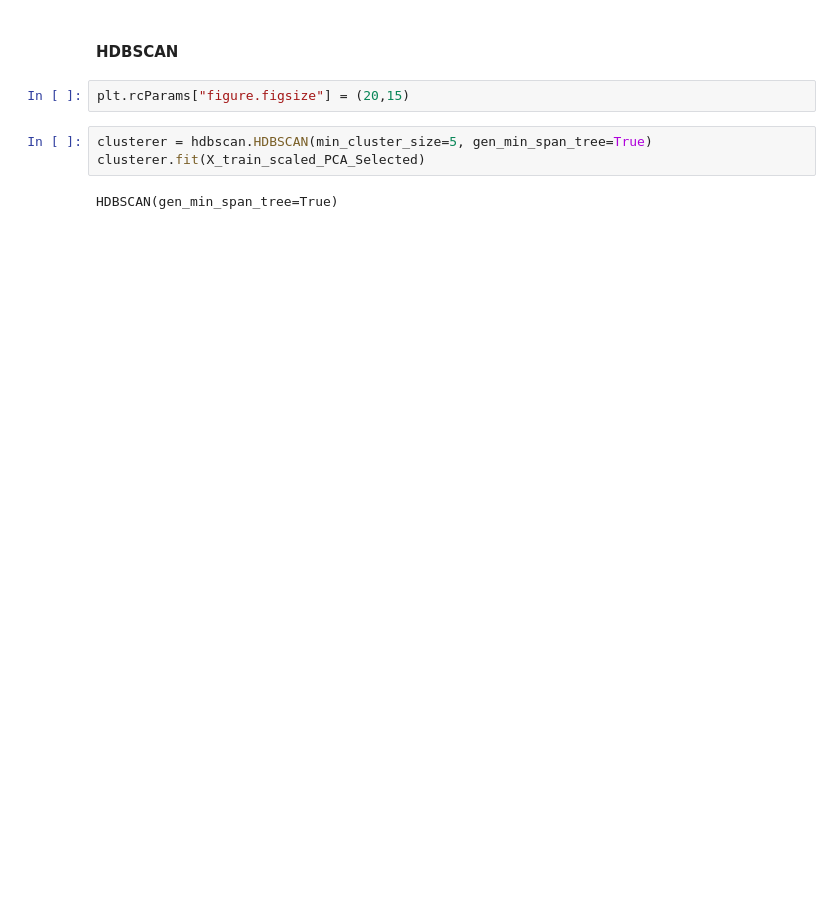
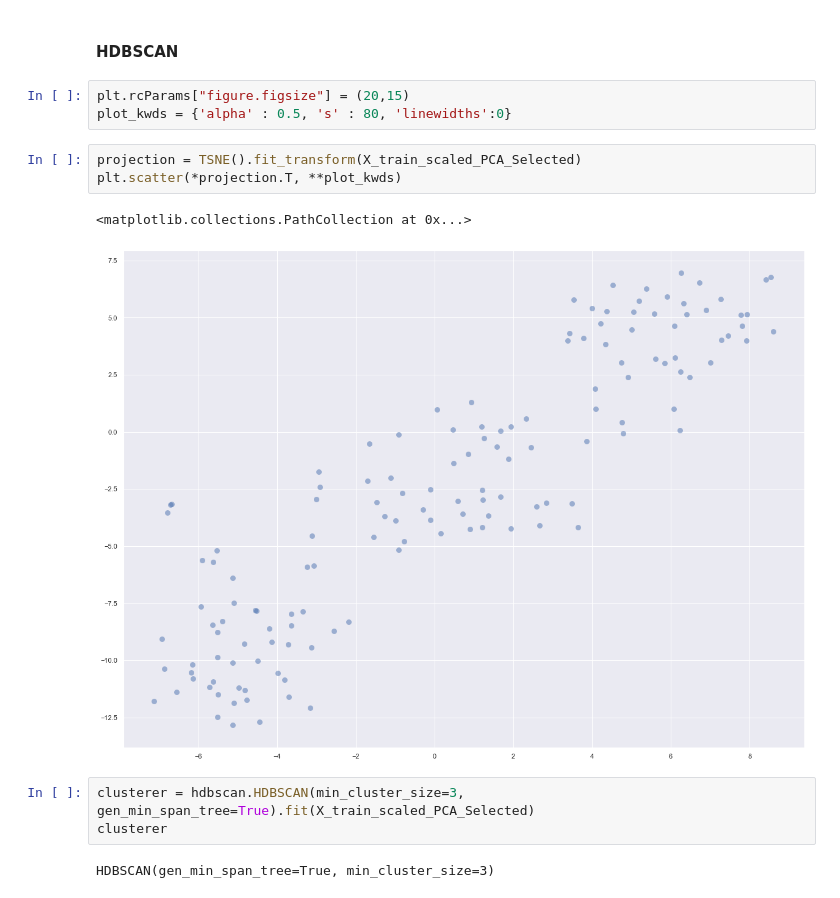
Before and after one commit to amitdingareNovelis/Clustering_Demo, a Jupyter notebook: Unsupervised_Example.ipynb, the cells around one changed output. Saved outputs shown, nothing was run; the diff lists cells and outputs as text; blank space fills up the shorter version.

```diff
--- a/Unsupervised_Example.ipynb
+++ b/Unsupervised_Example.ipynb
@@ -857,8 +621,15 @@ See the caveats in the documentation: https://pandas.pydata.org/pandas-docs/stab
 #### HDBSCAN
 # %%
 plt.rcParams["figure.figsize"] = (20,15)
+plot_kwds = {'alpha' : 0.5, 's' : 80, 'linewidths':0}
+# %%
+projection = TSNE().fit_transform(X_train_scaled_PCA_Selected)
+plt.scatter(*projection.T, **plot_kwds)
+# %% [output]
+<matplotlib.collections.PathCollection at 0x...>
+[figure, added]
 # %%
-clusterer = hdbscan.HDBSCAN(min_cluster_size=5, gen_min_span_tree=True)
-clusterer.fit(X_train_scaled_PCA_Selected)
+clusterer = hdbscan.HDBSCAN(min_cluster_size=3, gen_min_span_tree=True).fit(X_train_scaled_PCA_Selected)
+clusterer
 # %% [output]
-HDBSCAN(gen_min_span_tree=True)
+HDBSCAN(gen_min_span_tree=True, min_cluster_size=3)
```
Also changed, not shown: parts of 24 cells of this notebook.
